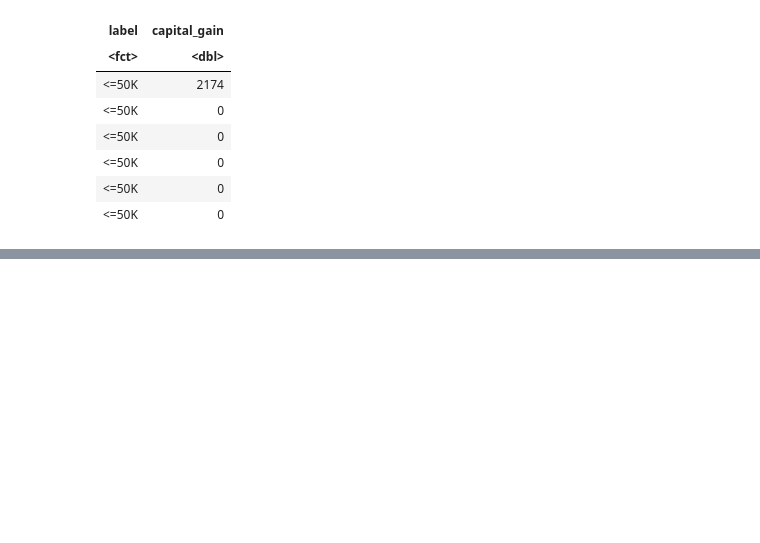
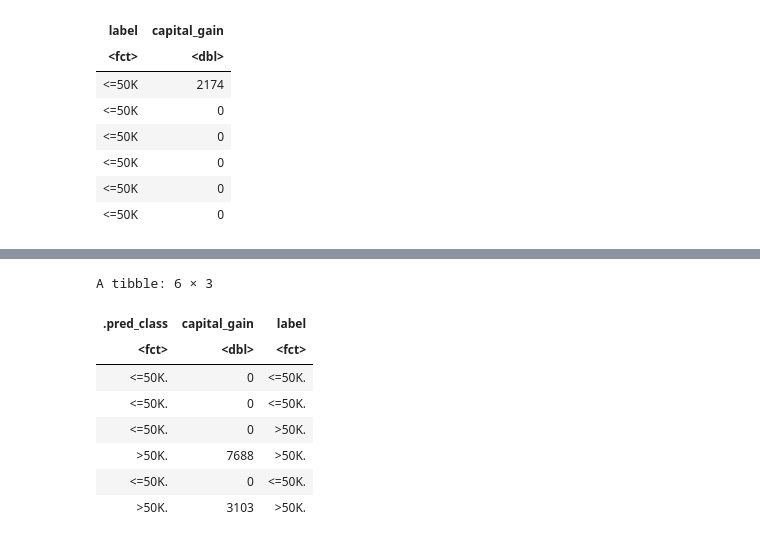
Before and after one commit to jasreetd/Group_Proposal, a Jupyter notebook: Riley.ipynb, the cells around one changed output, grey strips where cells are left out. Cells and saved outputs as stored; diff of their text form; code cells hidden in the pictures; blank space fills up the shorter version.

```diff
--- a/Riley.ipynb
+++ b/Riley.ipynb
@@ -362,0 +363,6 @@ accuracy_vs_k
+# %%
+adult_testing <- read_delim("https://archive.ics.uci.edu/ml/machine-learning-databases/adult/adult.test", delim=",",col_names=c("age", "workclass", "fnl_wgt","education",
+    "education_num","marital_status","occupation","relationship","race","sex","capital_gain","capital_loss",
+    "hrs_per_week","native_country","label"))
+
+head(adult_data)
@@ -362,0 +396,8 @@ accuracy_vs_k
+# %%
+## Cleaning and Wrangling
+adult_testing_tidy <- adult_testing %>%
+    mutate(label=as_factor(label), capital_gain = as.numeric(capital_gain)) %>%
+    filter_all(all_vars(. != " ?")) %>%
+    select(capital_gain,label)
+
+head(adult_testing_tidy)
@@ -362,0 +414,30 @@ accuracy_vs_k
+# %%
+## Creating a Model
+
+knn_spec_2 <- nearest_neighbor(weight_func="rectangular",neighbors=13) %>%
+    set_engine("kknn") %>%
+    set_mode("classification")
+# %%
+## Creating a Workflow
+
+knn_results_2 <- workflow() %>%
+    add_recipe(adult_recipe)%>%
+    add_model(knn_spec_2)%>%
+    fit(data = adult_testing_tidy)
+# %%
+## Predictions
+
+adult_test_predictions <- predict(knn_results_2, adult_testing_tidy) %>%
+       bind_cols(adult_testing_tidy)
+
+head(adult_test_predictions)
+# %% [output]
+A tibble: 6 × 3
+| .pred_class | capital_gain | label |
+| <fct> | <dbl> | <fct> |
+| <=50K. | 0 | <=50K. |
+| <=50K. | 0 | <=50K. |
+| <=50K. | 0 | >50K. |
+| >50K. | 7688 | >50K. |
+| <=50K. | 0 | <=50K. |
+| >50K. | 3103 | >50K. |
```
Also changed, not shown: parts of 7 cells of this notebook.
